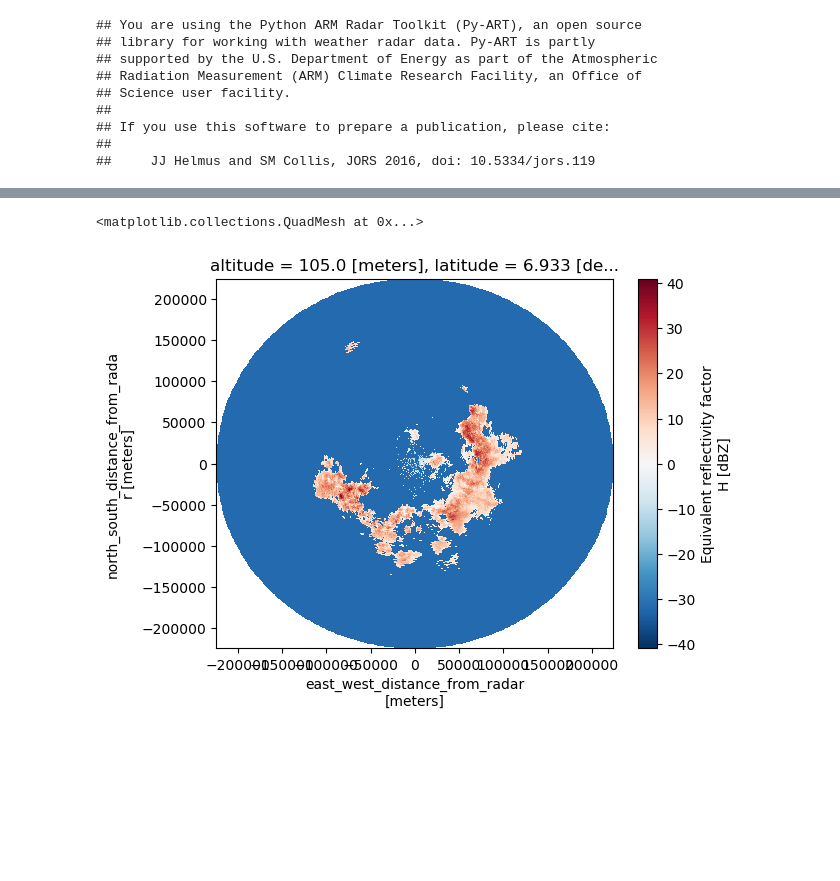
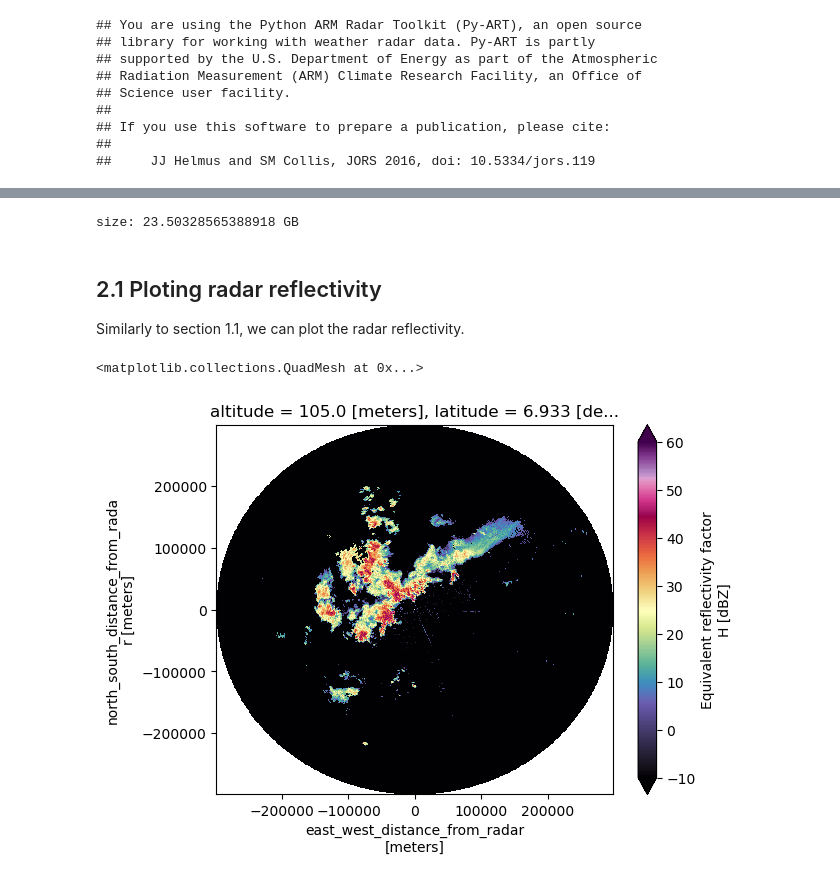
Before and after one commit to aladinor/raw2zarr, a Jupyter notebook: notebooks/appending_Zarr.ipynb, the cells around one changed output, grey strips where cells are left out. Drawn from its saved outputs; the diff is of its cells as text; code cells hidden in the pictures; blank space fills up the shorter version.

```diff
--- a/notebooks/appending_Zarr.ipynb
+++ b/notebooks/appending_Zarr.ipynb
@@ -51,4 +77,4 @@ dt['sweep_0'].sel(times='2023-04-07 09:25', method='nearest').DBZH.plot(x='x', y
 # %%
 %%time
-ds = xr.open_zarr(f"{path}/sweep_3", consolidated=False)
+ds = xr.open_zarr(f"{path}/sweep_0", consolidated=False)
 # %% [output]
@@ -57,5 +83,16 @@ Wall time: 120 ms
+# %%
+print(f'size: {ds.nbytes / (1024 ** 3)} GB')
+# %% [output]
+size: 23.50328565388918 GB
+# %% [markdown]
+## 2.1 Ploting radar reflectivity
+
+Similarly to section 1.1, we can plot the radar reflectivity.
 # %%
-ds.sel(times='2023-04-07 10:25', method='nearest').DBZH.plot(x='x', y='y')
+ds.sel(times='2023-04-07 4:25', method='nearest').DBZH.plot(x='x', y='y',
+                                                             vmin=-10,
+                                                             vmax=60,
+                                                             cmap='pyart_ChaseSpectral')
 # %% [output]
 <matplotlib.collections.QuadMesh at 0x...>
-[figure, old version]
+[figure, new version]
```
Also changed, not shown: parts of 22 cells of this notebook.
